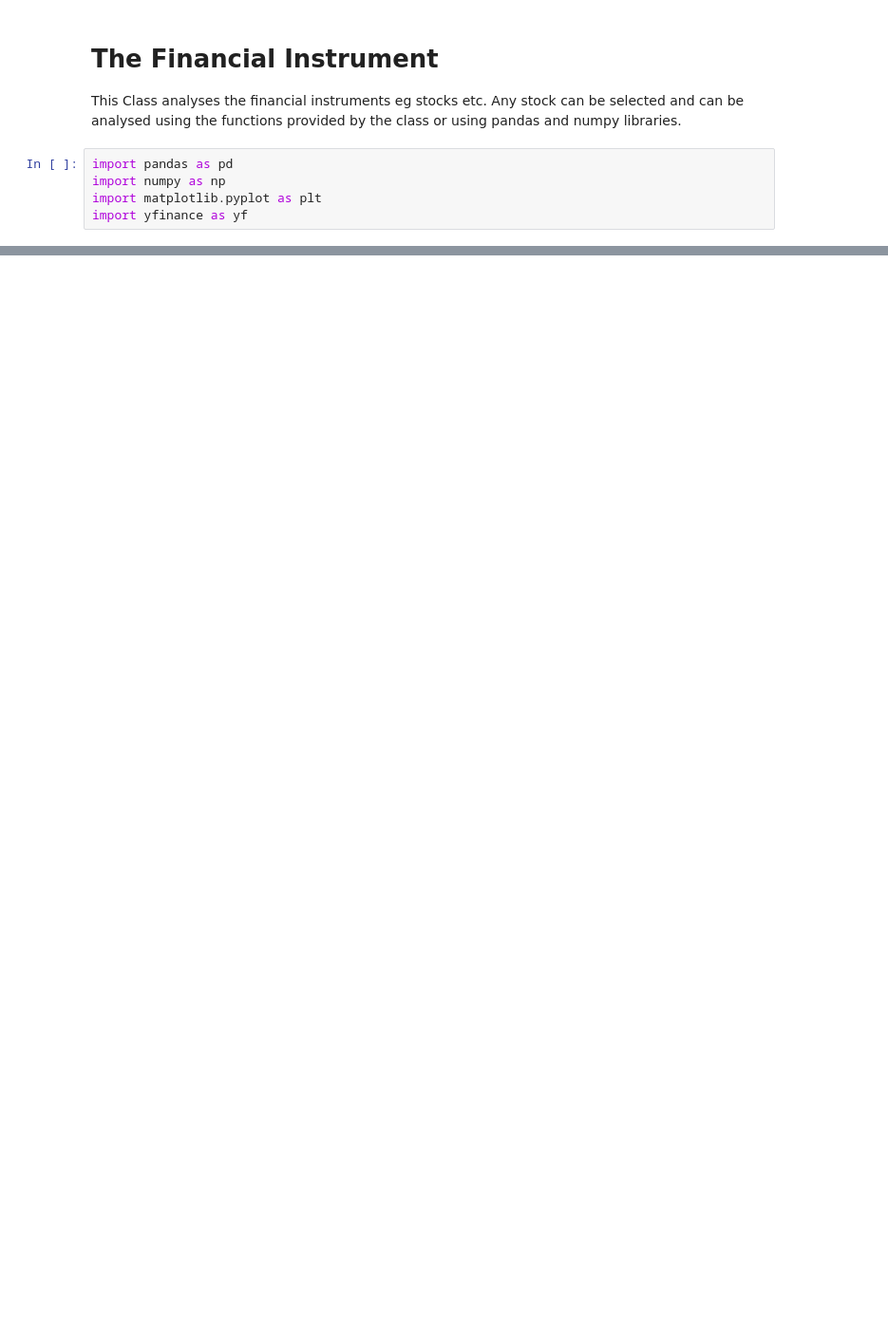
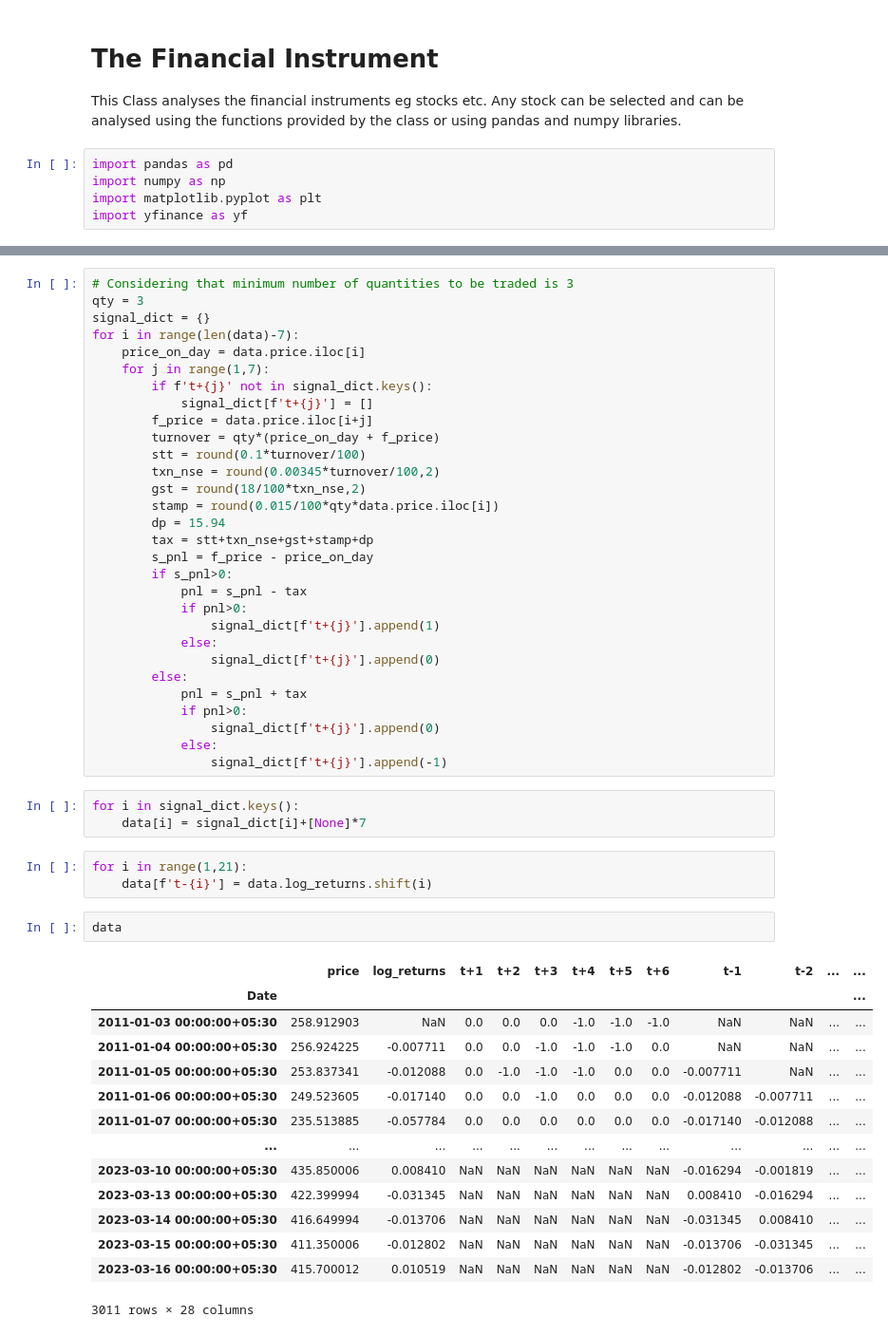
Before and after one commit to meet-seth/Algo_Trading, a Jupyter notebook: finance_analysis.ipynb, the cells around one changed output, grey strips where cells are left out. Shown at 95% size. Saved outputs shown, nothing was run; the diff lists cells and outputs as text; blank space fills up the shorter version.

```diff
--- a/finance_analysis.ipynb
+++ b/finance_analysis.ipynb
@@ -197,0 +382,53 @@ Name: log_returns, Length: 252, dtype: float64
+# %%
+# Considering that minimum number of quantities to be traded is 3
+qty = 3
+signal_dict = {}
+for i in range(len(data)-7):
+    price_on_day = data.price.iloc[i]
+    for j in range(1,7):
+        if f't+{j}' not in signal_dict.keys():
+            signal_dict[f't+{j}'] = []
+        f_price = data.price.iloc[i+j]
+        turnover = qty*(price_on_day + f_price)
+        stt = round(0.1*turnover/100)
+        txn_nse = round(0.00345*turnover/100,2)
+        gst = round(18/100*txn_nse,2)
+        stamp = round(0.015/100*qty*data.price.iloc[i])
+        dp = 15.94
+        tax = stt+txn_nse+gst+stamp+dp
+        s_pnl = f_price - price_on_day
+        if s_pnl>0:
+            pnl = s_pnl - tax
+            if pnl>0:
+                signal_dict[f't+{j}'].append(1)
+            else:
+                signal_dict[f't+{j}'].append(0)
+        else:
+            pnl = s_pnl + tax
+            if pnl>0:
+                signal_dict[f't+{j}'].append(0)
+            else:
+                signal_dict[f't+{j}'].append(-1)
+# %%
+for i in signal_dict.keys():
+    data[i] = signal_dict[i]+[None]*7
+# %%
+for i in range(1,21):
+    data[f't-{i}'] = data.log_returns.shift(i)
+# %%
+data
+# %% [output]
+|  | price | log_returns | t+1 | t+2 | t+3 | t+4 | t+5 | t+6 | t-1 | t-2 | ... | ... |
+| Date |  |  |  |  |  |  |  |  |  |  |  | ... |
+| 2011-01-03 00:00:00+05:30 | 258.912903 | NaN | 0.0 | 0.0 | 0.0 | -1.0 | -1.0 | -1.0 | NaN | NaN | ... | ... |
+| 2011-01-04 00:00:00+05:30 | 256.924225 | -0.007711 | 0.0 | 0.0 | -1.0 | -1.0 | -1.0 | 0.0 | NaN | NaN | ... | ... |
+| 2011-01-05 00:00:00+05:30 | 253.837341 | -0.012088 | 0.0 | -1.0 | -1.0 | -1.0 | 0.0 | 0.0 | -0.007711 | NaN | ... | ... |
+| 2011-01-06 00:00:00+05:30 | 249.523605 | -0.017140 | 0.0 | 0.0 | -1.0 | 0.0 | 0.0 | 0.0 | -0.012088 | -0.007711 | ... | ... |
+| 2011-01-07 00:00:00+05:30 | 235.513885 | -0.057784 | 0.0 | 0.0 | 0.0 | 0.0 | 0.0 | 0.0 | -0.017140 | -0.012088 | ... | ... |
+| ... | ... | ... | ... | ... | ... | ... | ... | ... | ... | ... | ... | ... |
+| 2023-03-10 00:00:00+05:30 | 435.850006 | 0.008410 | NaN | NaN | NaN | NaN | NaN | NaN | -0.016294 | -0.001819 | ... | ... |
+| 2023-03-13 00:00:00+05:30 | 422.399994 | -0.031345 | NaN | NaN | NaN | NaN | NaN | NaN | 0.008410 | -0.016294 | ... | ... |
+| 2023-03-14 00:00:00+05:30 | 416.649994 | -0.013706 | NaN | NaN | NaN | NaN | NaN | NaN | -0.031345 | 0.008410 | ... | ... |
+| 2023-03-15 00:00:00+05:30 | 411.350006 | -0.012802 | NaN | NaN | NaN | NaN | NaN | NaN | -0.013706 | -0.031345 | ... | ... |
+| 2023-03-16 00:00:00+05:30 | 415.700012 | 0.010519 | NaN | NaN | NaN | NaN | NaN | NaN | -0.012802 | -0.013706 | ... | ... |
+3011 rows × 28 columns
```
Also changed, not shown: parts of 36 cells of this notebook, 1 other file.
